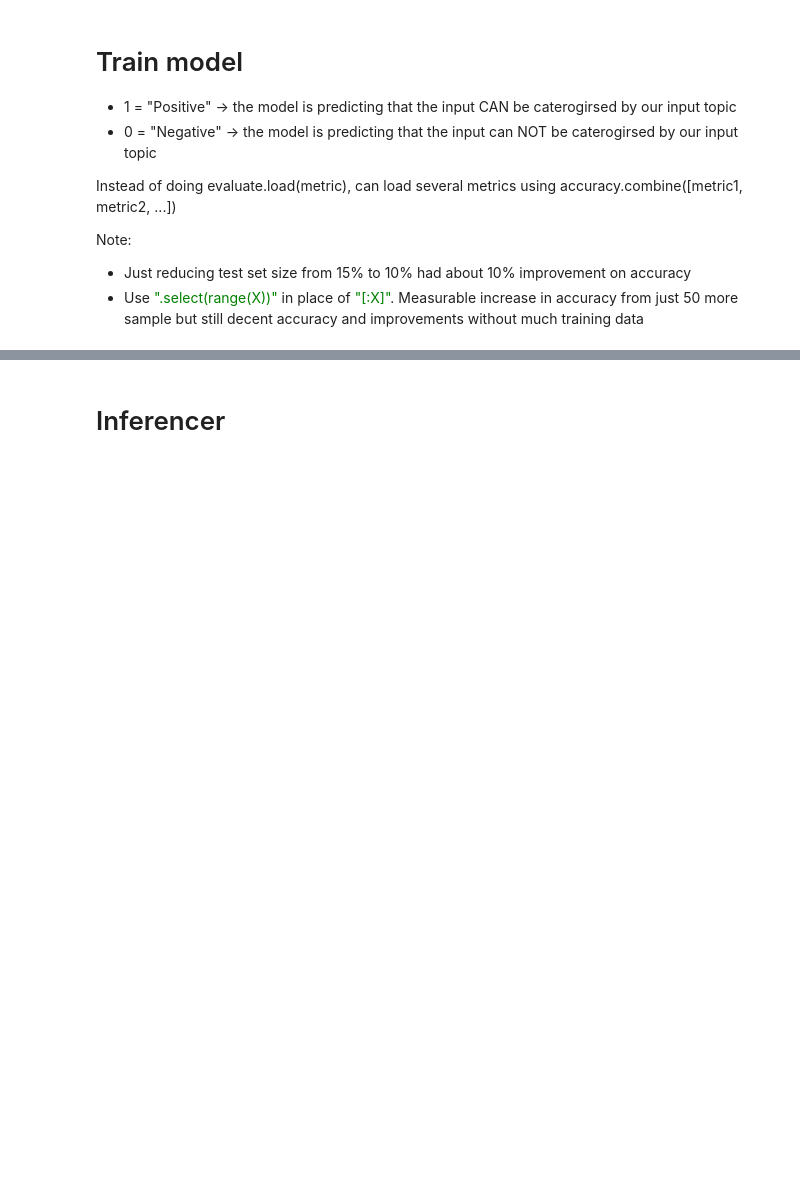
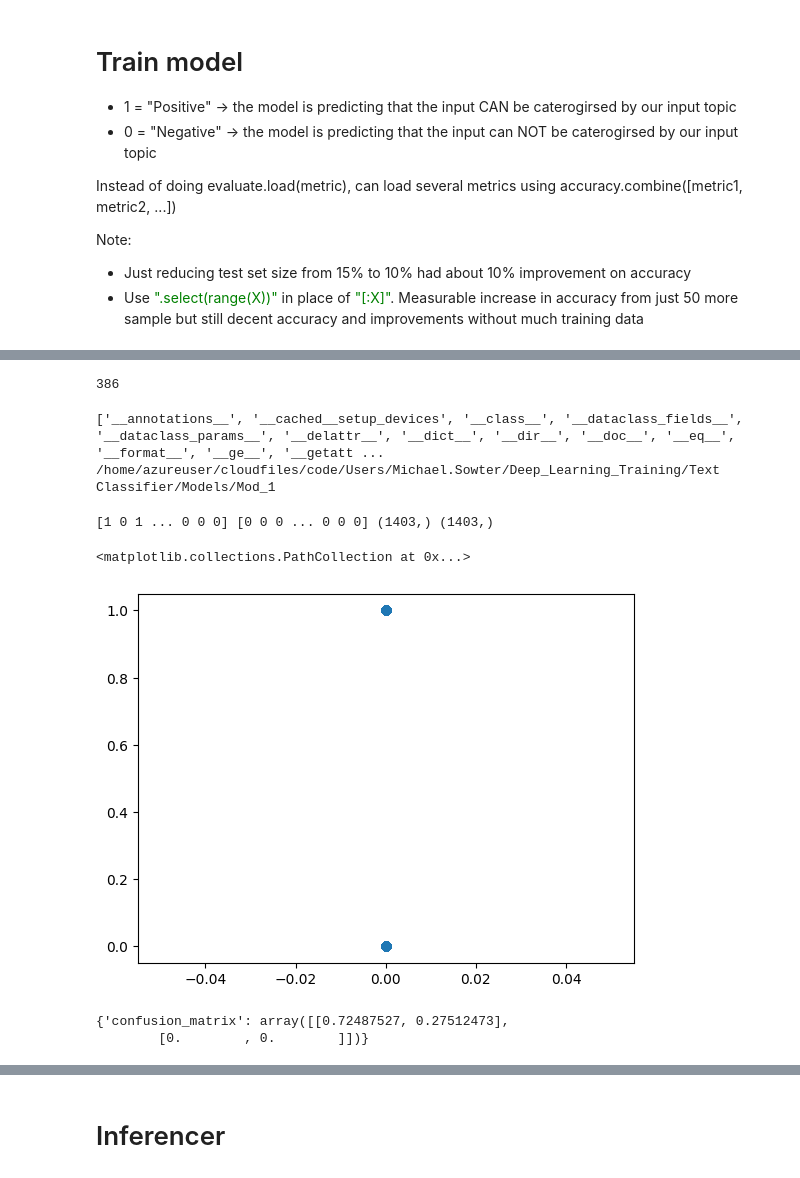
Before and after one commit to Michael-Sowter/Deep_Learning_Training, a Jupyter notebook: Text Classifier/Old_Code/MICHAEL_modularized_topic_classification.ipynb, the cells around one changed output, grey strips where cells are left out. Cells and saved outputs as stored; diff of their text form; code cells hidden in the pictures; blank space fills up the shorter version.

Commit message:
model tuning res in Figures

```diff
--- a/Text Classifier/Old_Code/MICHAEL_modularized_topic_classification.ipynb
+++ b/Text Classifier/Old_Code/MICHAEL_modularized_topic_classification.ipynb
@@ -290,0 +346,3 @@ def clear_folder_except(folder_path, exclude_folder):
+# %%
+test_data = Dataset.from_pandas(eval_data, preserve_index=False)  # don't include pandas index
+test_data = test_data.map(proc_data, batched=True)
@@ -290,0 +353,3 @@ def clear_folder_except(folder_path, exclude_folder):
+# %%
+predictions, labels, metrics = trainer.predict(test_data)
+print(predictions)
@@ -290,0 +365,59 @@ def clear_folder_except(folder_path, exclude_folder):
+# %%
+import numpy as np
+
+def softmax(logits):
+    exp_scores = np.exp(logits - np.max(logits, axis=1, keepdims=True))
+    return exp_scores / np.sum(exp_scores, axis=1, keepdims=True)
+
+probabilities = softmax(predictions)
+logits = predictions
+# %%
+# Predicted classes based on logits (note how we get the same result)
+predicted_classes_prob = np.argmax(probabilities, axis=1)
+predicted_classes_log = np.argmax(logits, axis=1)
+
+print(sum(predicted_classes_log))
+# %% [output]
+386
+# %%
+from transformers import AutoModelForSequenceClassification, TrainingArguments, Trainer, EarlyStoppingCallback
+from transformers import DataCollatorWithPadding
+import evaluate
+model_output_path = "/home/azureuser/cloudfiles/code/Users/Michael.Sowter/Deep_Learning_Training/Text Classifier/Models/Mod_1"
+
+
+training_args = TrainingArguments(
+    output_dir=model_output_path,  # path model stored
+    learning_rate=2e-5,
+    per_device_train_batch_size=16,
+    per_device_eval_batch_size=16,
+    num_train_epochs=20,
+    weight_decay=0.01,
+    evaluation_strategy="epoch",
+    save_strategy="epoch",
+    load_best_model_at_end=True,
+    push_to_hub=False
+
+    # logging_steps= 25 # logs made every X batches. So smaller log means more information recorded (see log in table but also more computational and memory requirements)
+    )
+
+print(dir(training_args))
+print(training_args.output_dir)
+# %% [output]
+['__annotations__', '__cached__setup_devices', '__class__', '__dataclass_fields__', '__dataclass_params__', '__delattr__', '__dict__', '__dir__', '__doc__', '__eq__', '__format__', '__ge__', '__getatt ...
+/home/azureuser/cloudfiles/code/Users/Michael.Sowter/Deep_Learning_Training/Text Classifier/Models/Mod_1
+# %%
+from matplotlib import pyplot as plt
+print(predicted_classes_prob, labels, labels.shape, predicted_classes_prob.shape)
+plt.scatter(labels, predicted_classes_prob)
+# %% [output]
+[1 0 1 ... 0 0 0] [0 0 0 ... 0 0 0] (1403,) (1403,)
+<matplotlib.collections.PathCollection at 0x...>
+[figure, added]
+# %%
+cfm_metric = evaluate.load("BucketHeadP65/confusion_matrix")
+results = cfm_metric.compute(references=labels, predictions=predicted_classes_prob, normalize="all")
+results
+# %% [output]
+{'confusion_matrix': array([[0.72487527, 0.27512473],
+        [0.        , 0.        ]])}
```
Also changed, not shown: parts of 12 cells of this notebook, 18 other files.
